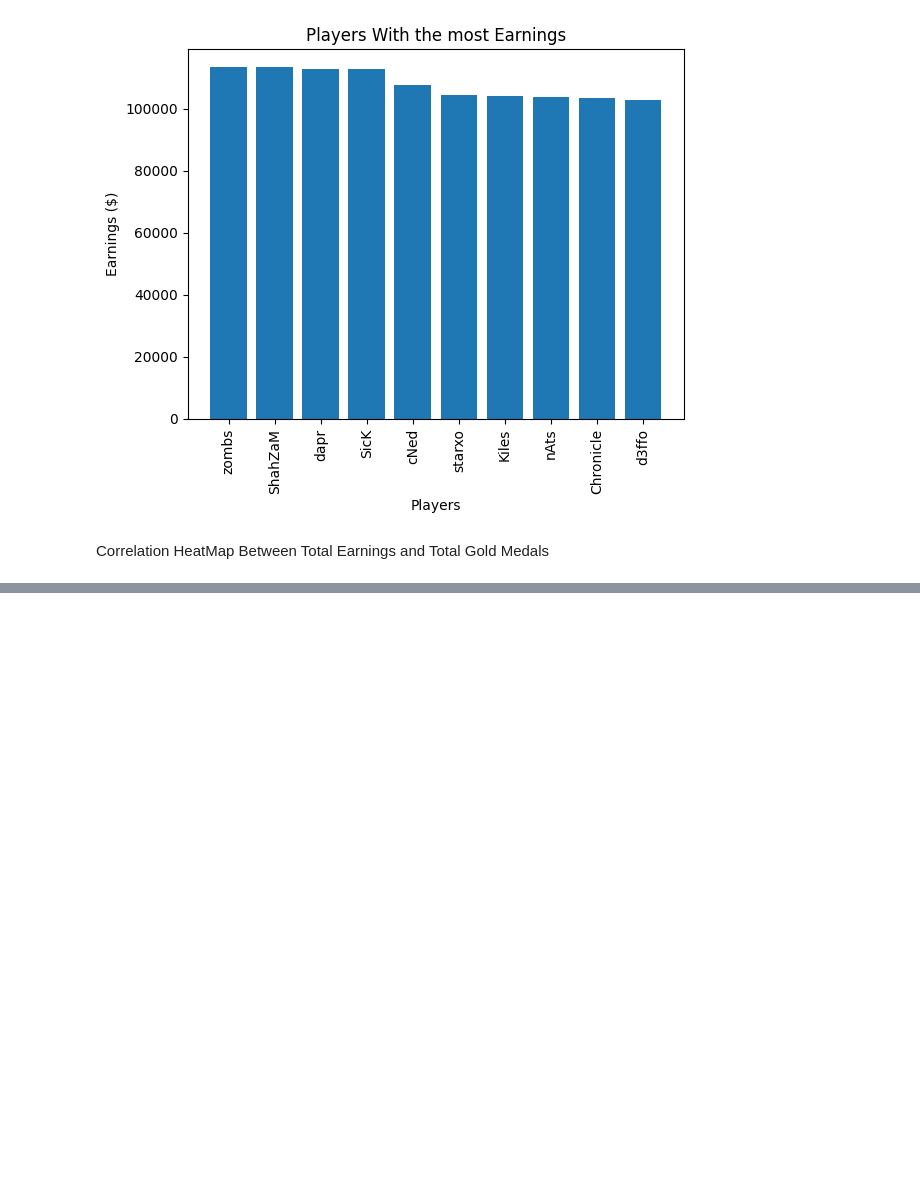
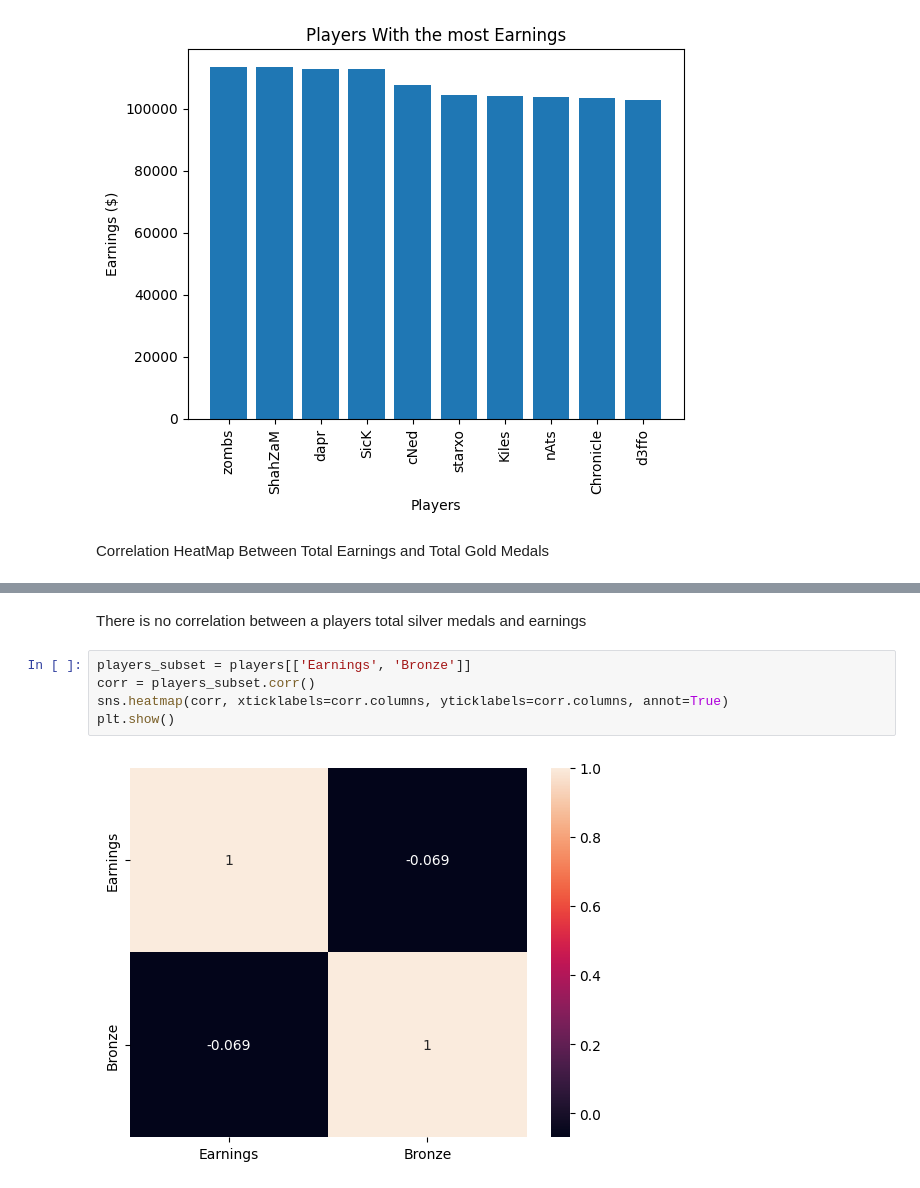
Before and after one commit to lieric90/Valorant-Esports-Exploratary-Data-Analysis, a Jupyter notebook: main.ipynb, the cells around one changed output, grey strips where cells are left out. Drawn from its saved outputs; the diff is of its cells as text; blank space fills up the shorter version.

```diff
--- a/main.ipynb
+++ b/main.ipynb
@@ -116,0 +142,9 @@ Correlation HeatMap Between Total Earnings and Total Gold Medals
+# %% [markdown]
+There is no correlation between a players total silver medals and earnings
+# %%
+players_subset = players[['Earnings', 'Bronze']]
+corr = players_subset.corr()
+sns.heatmap(corr, xticklabels=corr.columns, yticklabels=corr.columns, annot=True)
+plt.show()
+# %% [output]
+[figure, added]
```
Also changed, not shown: parts of 8 cells of this notebook.
